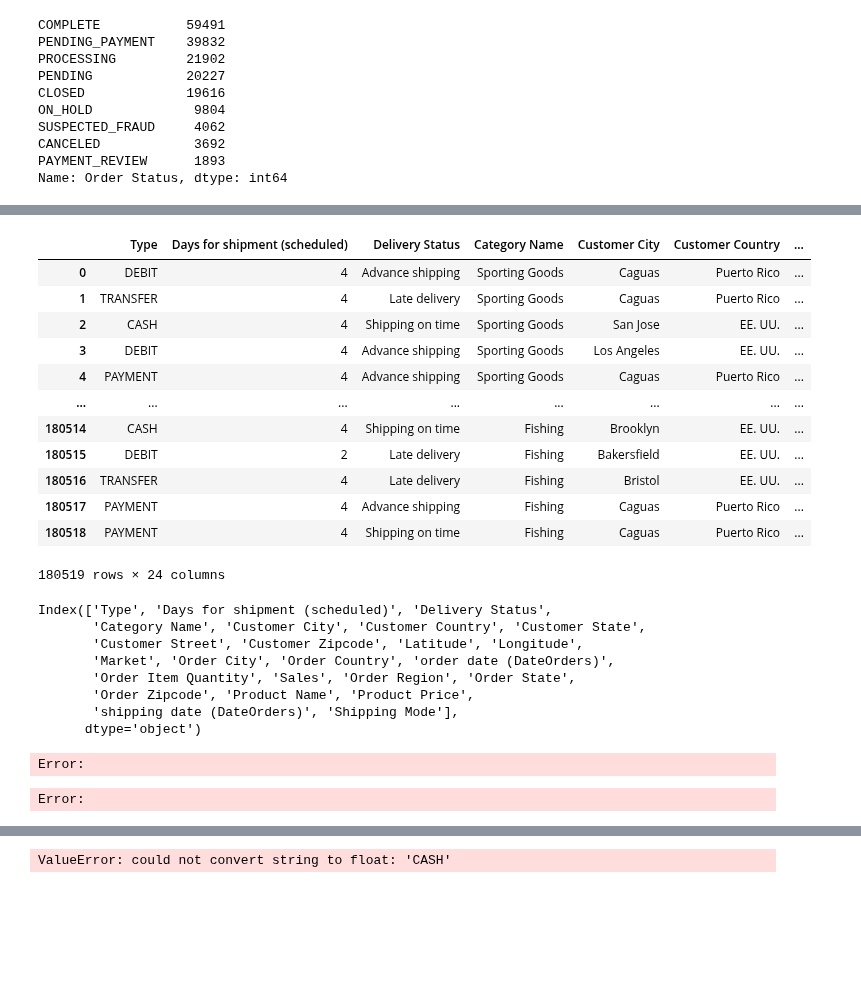
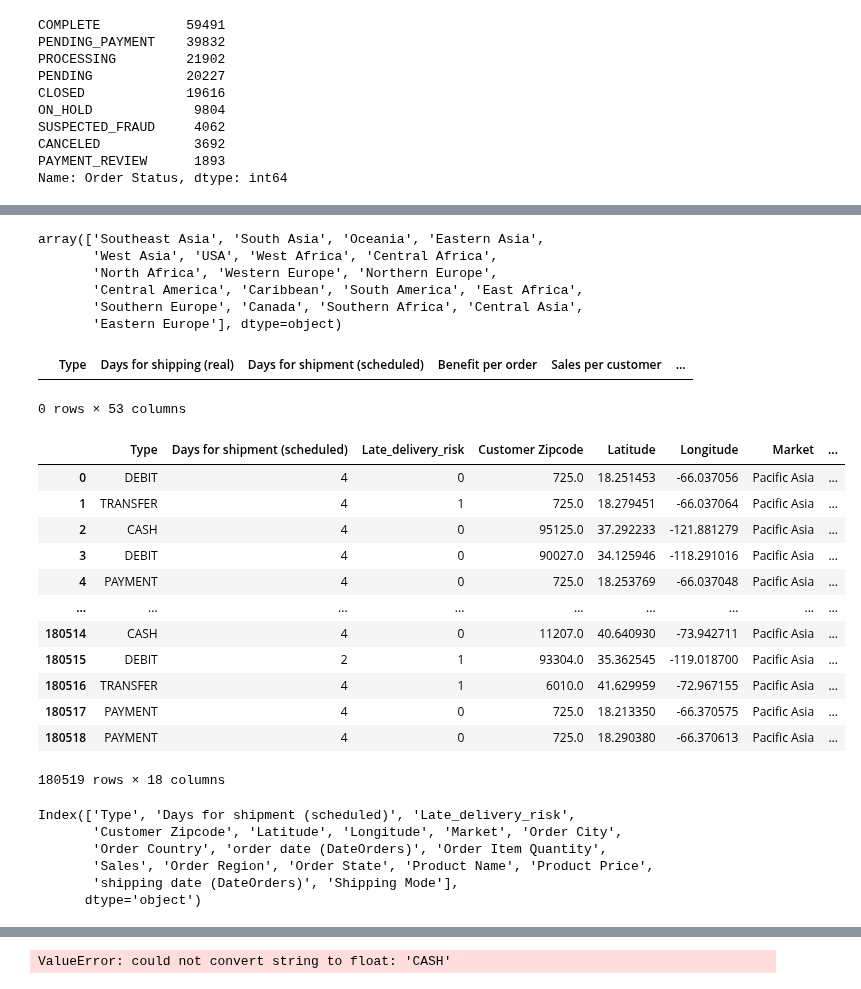
Before and after one commit to jdmandras/Project-4, a Jupyter notebook: aileen_notebook.ipynb, the cells around one changed output, grey strips where cells are left out. Drawn from its saved outputs; the diff is of its cells as text; code cells hidden in the pictures; blank space fills up the shorter version.

```diff
--- a/aileen_notebook.ipynb
+++ b/aileen_notebook.ipynb
@@ -99,41 +111,58 @@ Name: Order Status, dtype: int64
+# %%
+# Use str.replace to update USA region values
+dataco_df['Order Region'] = dataco_df['Order Region'].str.replace('West of USA', 'USA').str.replace('South of USA', 'USA').str.replace('South of USA ', 'USA').str.replace('East of USA', 'USA').str.replace('US Center', 'USA').str.replace('South of  USA ', 'USA').str.replace('USA ', 'USA')
+
+#checking to make sure data is compiled
+unique_regions = dataco_df['Order Region'].unique()
+unique_regions
+# %% [output]
+array(['Southeast Asia', 'South Asia', 'Oceania', 'Eastern Asia',
+       'West Asia', 'USA', 'West Africa', 'Central Africa',
+       'North Africa', 'Western Europe', 'Northern Europe',
+       'Central America', 'Caribbean', 'South America', 'East Africa',
+       'Southern Europe', 'Canada', 'Southern Africa', 'Central Asia',
+       'Eastern Europe'], dtype=object)
+# %%
+#checking to see if there are any null values in order region
+result = dataco_df.loc[dataco_df['Order Region'].isnull()]
+result
+# %% [output]
+|  | Type | Days for shipping (real) | Days for shipment (scheduled) | Benefit per order | Sales per customer | ... |
+0 rows × 53 columns
 # %%
-selected_data = dataco_df.drop(['Late_delivery_risk', 'Product Description','Customer Email', 'Customer Fname', 'Customer Id',
+selected_data = dataco_df.drop(['Delivery Status', 'Product Description','Customer Email', 'Customer Fname', 'Customer Id',
        'Customer Lname', 'Customer Password', 'Customer Segment',  'Order Profit Per Order','Order Item Cardprod Id',
        'Order Item Discount', 'Order Item Discount Rate', 'Order Item Id',
        'Order Item Product Price', 'Order Item Profit Ratio','Product Card Id', 'Product Category Id',
        'Product Description', 'Product Image', 'Benefit per order', 'Category Id', 'Order Status', 'Product Status', 'Order Item Total','Department Id',
-       'Department Name', 'Order Id', 'Order Customer Id', 'Days for shipping (real)', 'Sales per customer'], axis=1)
+       'Department Name', 'Order Id', 'Order Customer Id', 'Order Zipcode','Days for shipping (real)', 'Sales per customer', 'Category Name', 'Customer City', 'Customer Country', 'Customer State',
+       'Customer Street',], axis=1)
 selected_data
 # %% [output]
-|  | Type | Days for shipment (scheduled) | Delivery Status | Category Name | Customer City | Customer Country | ... |
-| 0 | DEBIT | 4 | Advance shipping | Sporting Goods | Caguas | Puerto Rico | ... |
-| 1 | TRANSFER | 4 | Late delivery | Sporting Goods | Caguas | Puerto Rico | ... |
-| 2 | CASH | 4 | Shipping on time | Sporting Goods | San Jose | EE. UU. | ... |
-| 3 | DEBIT | 4 | Advance shipping | Sporting Goods | Los Angeles | EE. UU. | ... |
-| 4 | PAYMENT | 4 | Advance shipping | Sporting Goods | Caguas | Puerto Rico | ... |
-| ... | ... | ... | ... | ... | ... | ... | ... |
-| 180514 | CASH | 4 | Shipping on time | Fishing | Brooklyn | EE. UU. | ... |
-| 180515 | DEBIT | 2 | Late delivery | Fishing | Bakersfield | EE. UU. | ... |
-| 180516 | TRANSFER | 4 | Late delivery | Fishing | Bristol | EE. UU. | ... |
-| 180517 | PAYMENT | 4 | Advance shipping | Fishing | Caguas | Puerto Rico | ... |
-| 180518 | PAYMENT | 4 | Shipping on time | Fishing | Caguas | Puerto Rico | ... |
+|  | Type | Days for shipment (scheduled) | Late_delivery_risk | Customer Zipcode | Latitude | Longitude | Market | ... |
+| 0 | DEBIT | 4 | 0 | 725.0 | 18.251453 | -66.037056 | Pacific Asia | ... |
+| 1 | TRANSFER | 4 | 1 | 725.0 | 18.279451 | -66.037064 | Pacific Asia | ... |
+| 2 | CASH | 4 | 0 | 95125.0 | 37.292233 | -121.881279 | Pacific Asia | ... |
+| 3 | DEBIT | 4 | 0 | 90027.0 | 34.125946 | -118.291016 | Pacific Asia | ... |
+| 4 | PAYMENT | 4 | 0 | 725.0 | 18.253769 | -66.037048 | Pacific Asia | ... |
+| ... | ... | ... | ... | ... | ... | ... | ... | ... |
+| 180514 | CASH | 4 | 0 | 11207.0 | 40.640930 | -73.942711 | Pacific Asia | ... |
+| 180515 | DEBIT | 2 | 1 | 93304.0 | 35.362545 | -119.018700 | Pacific Asia | ... |
+| 180516 | TRANSFER | 4 | 1 | 6010.0 | 41.629959 | -72.967155 | Pacific Asia | ... |
+| 180517 | PAYMENT | 4 | 0 | 725.0 | 18.213350 | -66.370575 | Pacific Asia | ... |
+| 180518 | PAYMENT | 4 | 0 | 725.0 | 18.290380 | -66.370613 | Pacific Asia | ... |
-180519 rows × 24 columns
+180519 rows × 18 columns
 # %%
 selected_columns = selected_data.columns
 selected_columns
 # %% [output]
-Index(['Type', 'Days for shipment (scheduled)', 'Delivery Status',
-       'Category Name', 'Customer City', 'Customer Country', 'Customer State',
-       'Customer Street', 'Customer Zipcode', 'Latitude', 'Longitude',
-       'Market', 'Order City', 'Order Country', 'order date (DateOrders)',
-       'Order Item Quantity', 'Sales', 'Order Region', 'Order State',
-       'Order Zipcode', 'Product Name', 'Product Price',
+Index(['Type', 'Days for shipment (scheduled)', 'Late_delivery_risk',
+       'Customer Zipcode', 'Latitude', 'Longitude', 'Market', 'Order City',
+       'Order Country', 'order date (DateOrders)', 'Order Item Quantity',
+       'Sales', 'Order Region', 'Order State', 'Product Name', 'Product Price',
        'shipping date (DateOrders)', 'Shipping Mode'],
       dtype='object')
 # %%
 # Convert categorical data to numeric with `pd.get_dummies`
 clean_data = pd.get_dummies(selected_data)
 clean_data
-# %% [output]
-Error:
-Error:
```
Also changed, not shown: parts of 8 cells of this notebook.
